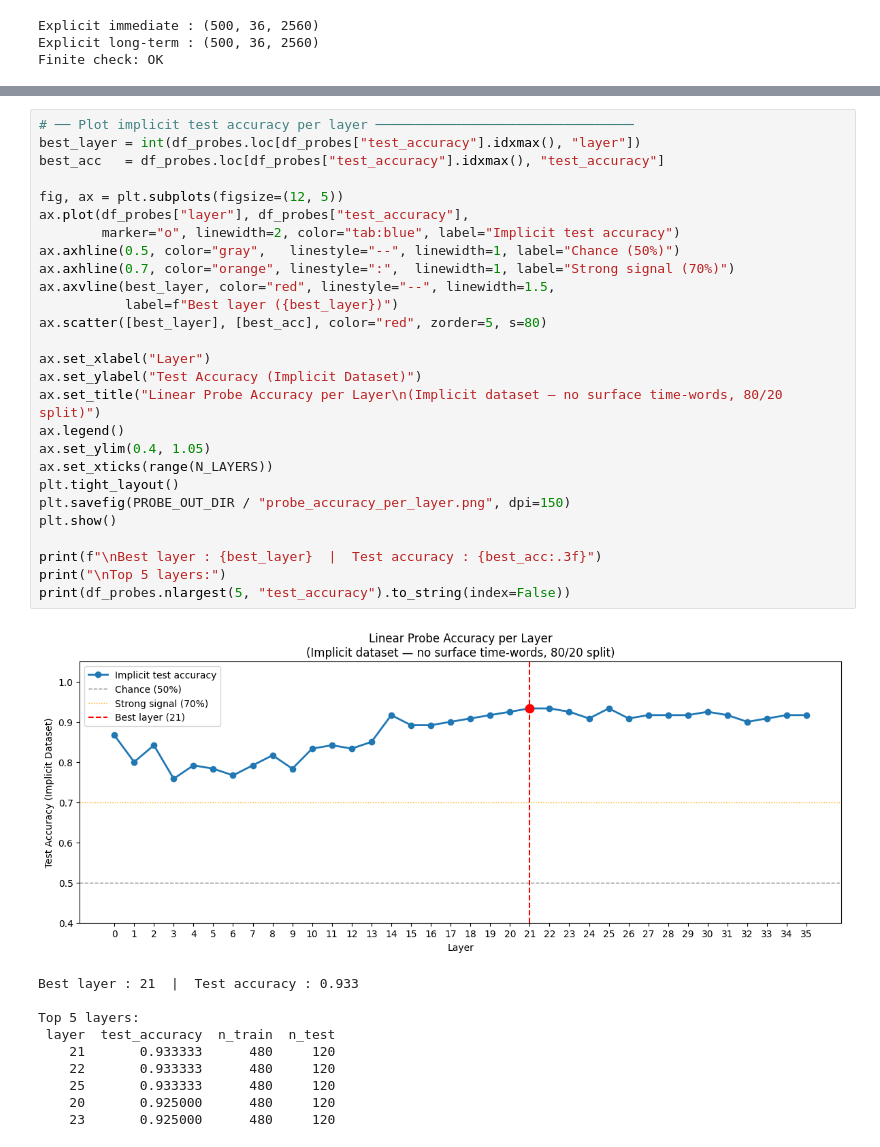
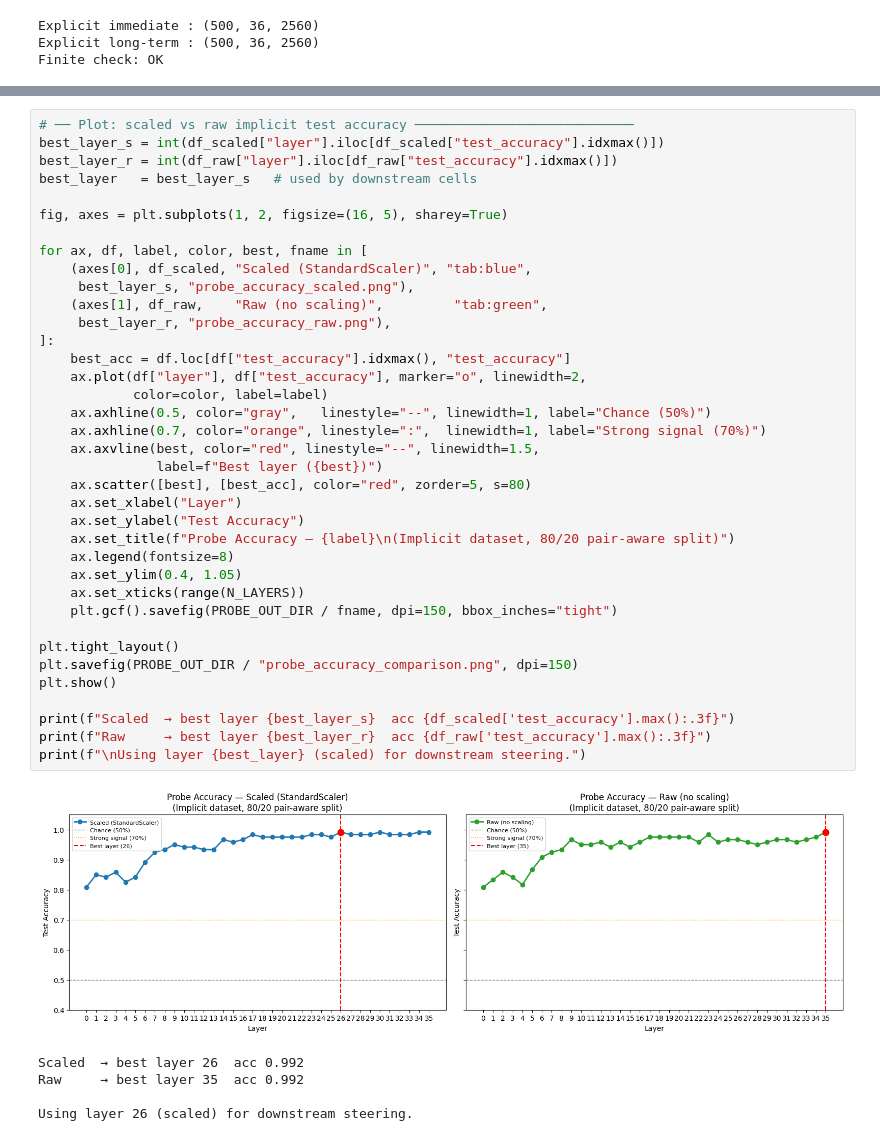
Before and after one commit to Avi161/temporal-awareness, a Jupyter notebook: notebooks/08_steering_from_scratch.ipynb, the cells around one changed output, grey strips where cells are left out. Cells and saved outputs as stored; diff of their text form.

```diff
--- a/notebooks/08_steering_from_scratch.ipynb
+++ b/notebooks/08_steering_from_scratch.ipynb
@@ -468,41 +466,46 @@ print(df_probes.to_string(index=False))
 # %%
-# ── Plot implicit test accuracy per layer ─────────────────────────────────
-best_layer = int(df_probes.loc[df_probes["test_accuracy"].idxmax(), "layer"])
-best_acc   = df_probes.loc[df_probes["test_accuracy"].idxmax(), "test_accuracy"]
+# ── Plot: scaled vs raw implicit test accuracy ────────────────────────────
+best_layer_s = int(df_scaled["layer"].iloc[df_scaled["test_accuracy"].idxmax()])
+best_layer_r = int(df_raw["layer"].iloc[df_raw["test_accuracy"].idxmax()])
+best_layer   = best_layer_s   # used by downstream cells
 
-fig, ax = plt.subplots(figsize=(12, 5))
-ax.plot(df_probes["layer"], df_probes["test_accuracy"],
-        marker="o", linewidth=2, color="tab:blue", label="Implicit test accuracy")
-ax.axhline(0.5, color="gray",   linestyle="--", linewidth=1, label="Chance (50%)")
-ax.axhline(0.7, color="orange", linestyle=":",  linewidth=1, label="Strong signal (70%)")
-ax.axvline(best_layer, color="red", linestyle="--", linewidth=1.5,
-           label=f"Best layer ({best_layer})")
-ax.scatter([best_layer], [best_acc], color="red", zorder=5, s=80)
+fig, axes = plt.subplots(1, 2, figsize=(16, 5), sharey=True)
 
-ax.set_xlabel("Layer")
-ax.set_ylabel("Test Accuracy (Implicit Dataset)")
-ax.set_title("Linear Probe Accuracy per Layer\n(Implicit dataset — no surface time-words, 80/20 split)")
-ax.legend()
-ax.set_ylim(0.4, 1.05)
-ax.set_xticks(range(N_LAYERS))
+for ax, df, label, color, best, fname in [
+    (axes[0], df_scaled, "Scaled (StandardScaler)", "tab:blue",
+     best_layer_s, "probe_accuracy_scaled.png"),
+    (axes[1], df_raw,    "Raw (no scaling)",         "tab:green",
+     best_layer_r, "probe_accuracy_raw.png"),
+]:
+    best_acc = df.loc[df["test_accuracy"].idxmax(), "test_accuracy"]
+    ax.plot(df["layer"], df["test_accuracy"], marker="o", linewidth=2,
+            color=color, label=label)
+    ax.axhline(0.5, color="gray",   linestyle="--", linewidth=1, label="Chance (50%)")
+    ax.axhline(0.7, color="orange", linestyle=":",  linewidth=1, label="Strong signal (70%)")
+    ax.axvline(best, color="red", linestyle="--", linewidth=1.5,
+               label=f"Best layer ({best})")
+    ax.scatter([best], [best_acc], color="red", zorder=5, s=80)
+    ax.set_xlabel("Layer")
+    ax.set_ylabel("Test Accuracy")
+    ax.set_title(f"Probe Accuracy — {label}\n(Implicit dataset, 80/20 pair-aware split)")
+    ax.legend(fontsize=8)
+    ax.set_ylim(0.4, 1.05)
+    ax.set_xticks(range(N_LAYERS))
+    plt.gcf().savefig(PROBE_OUT_DIR / fname, dpi=150, bbox_inches="tight")
+
 plt.tight_layout()
-plt.savefig(PROBE_OUT_DIR / "probe_accuracy_per_layer.png", dpi=150)
+plt.savefig(PROBE_OUT_DIR / "probe_accuracy_comparison.png", dpi=150)
 plt.show()
 
-print(f"\nBest layer : {best_layer}  |  Test accuracy : {best_acc:.3f}")
-print("\nTop 5 layers:")
-print(df_probes.nlargest(5, "test_accuracy").to_string(index=False))
+print(f"Scaled  → best layer {best_layer_s}  acc {df_scaled['test_accuracy'].max():.3f}")
+print(f"Raw     → best layer {best_layer_r}  acc {df_raw['test_accuracy'].max():.3f}")
+print(f"\nUsing layer {best_layer} (scaled) for downstream steering.")
 # %% [output]
-[figure, old version]
+[figure, new version]
-Best layer : 21  |  Test accuracy : 0.933
+Scaled  → best layer 26  acc 0.992
+Raw     → best layer 35  acc 0.992
 
-Top 5 layers:
- layer  test_accuracy  n_train  n_test
-    21       0.933333      480     120
-    22       0.933333      480     120
-    25       0.933333      480     120
-    20       0.925000      480     120
-    23       0.925000      480     120
+Using layer 26 (scaled) for downstream steering.
 # %%
 # ── Cross-dataset evaluation: apply implicit probes to explicit data ───────
 X_expl = torch.cat([acts_expl_imm, acts_expl_lt], dim=0).float().numpy()
```
Also changed, not shown: parts of 16 cells of this notebook.
